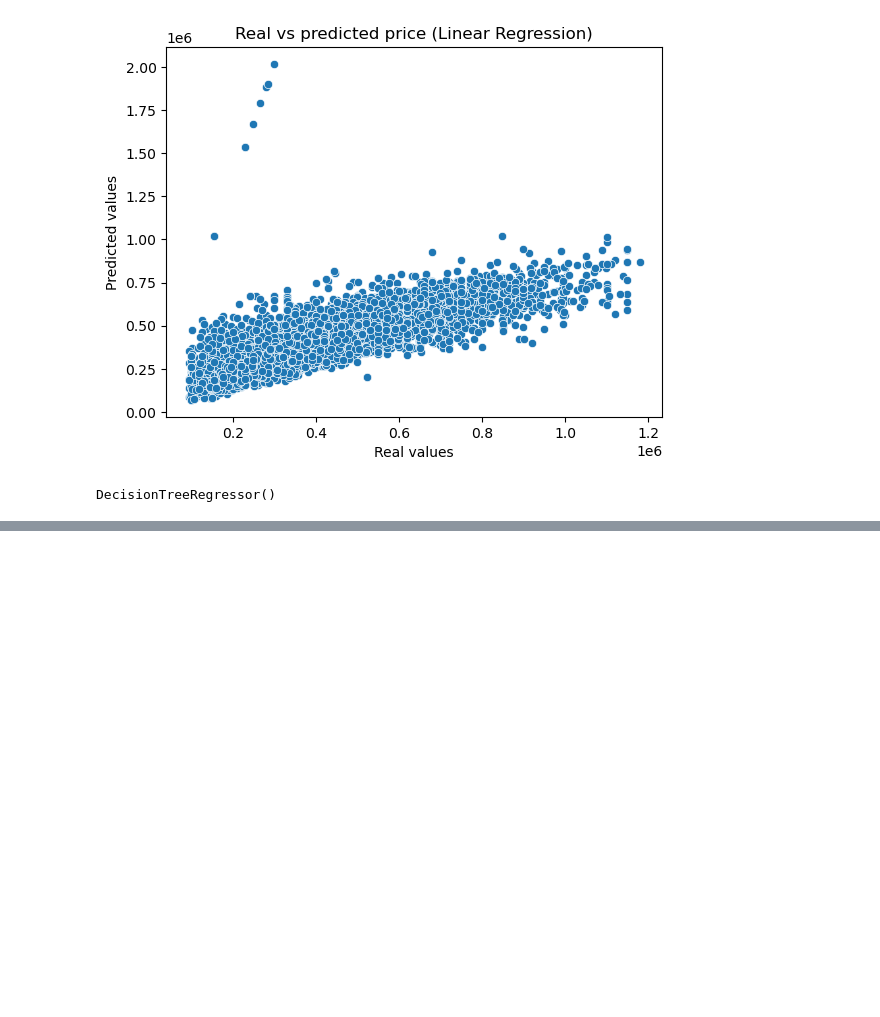
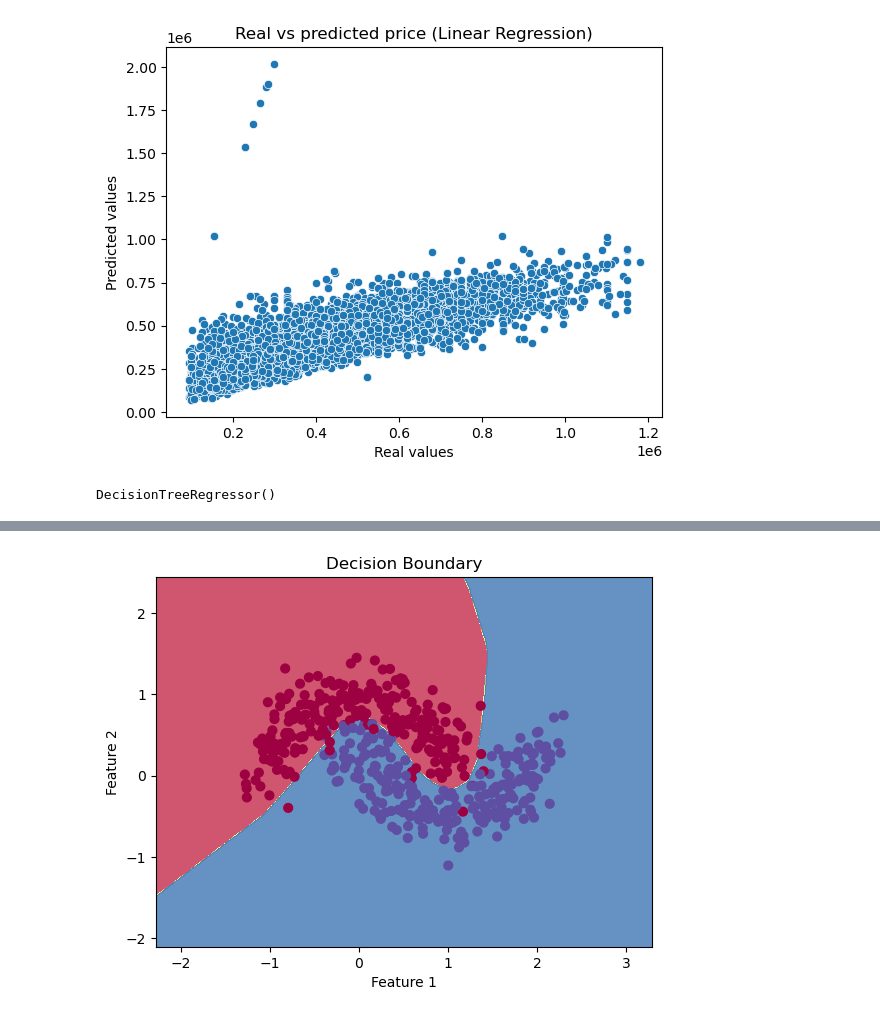
Before and after one commit to janmark101/HousePrediction, a Jupyter notebook: Model.ipynb, the cells around one changed output, grey strips where cells are left out. Drawn from its saved outputs; the diff is of its cells as text; code cells hidden in the pictures; blank space fills up the shorter version.

```diff
--- a/Model.ipynb
+++ b/Model.ipynb
@@ -427,12 +589,14 @@ from NeuralNetworkModel import NeuralNetwork
 # %%
 model = NeuralNetwork()
-model.add(64,"relu")
-model.add(64,"relu")
-model.add(64,"relu")
+model.add(32,"relu")
+model.add(32,"relu")
+model.add(1,"relu")
 # %%
 y_train_sc_reshape = np.asarray(y_train_sc)
 y_reshape = y_train_sc_reshape.reshape((1, y_train_sc_reshape.shape[0]))
 X_train_sc_T = np.asarray(X_train_sc).T
+# %%
+model.compile(X_train_sc_T)
 # %%
-model.fit(X_train_sc,y_reshape)
+model.fit(X_train_sc_T,y_reshape)
 # %% [output]
@@ -439,0 +642,10 @@ ValueError: operands could not be broadcast together with shapes (1,47590) (64,3
+# %%
+X_T = X.T
+
+model_sig = NeuralNetwork()
+model_sig.add(32,"relu")
+model_sig.add(32,"relu")
+model_sig.add(1,"sigmoid")
+model_sig.compile(X_T)
+
+model_sig.fit(X_T,Y,epochs=3000,learning_rate=0.02)
@@ -439,0 +670,26 @@ ValueError: operands could not be broadcast together with shapes (1,47590) (64,3
+# %%
+def plot_decision_boundary(model, X, Y):
+    # Set min and max values and give some padding
+    x_min, x_max = X[:, 0].min() - 1, X[:, 0].max() + 1
+    y_min, y_max = X[:, 1].min() - 1, X[:, 1].max() + 1
+    h = 0.01
+
+    # Generate a grid of points with distance h between them
+    xx, yy = np.meshgrid(np.arange(x_min, x_max, h), np.arange(y_min, y_max, h))
+
+    # Predict the function value for the whole grid
+    Z = model(np.c_[xx.ravel(), yy.ravel()].T)
+    Z = Z.reshape(xx.shape)
+
+    # Plot the contour and training examples
+    plt.contourf(xx, yy, Z, cmap=plt.cm.Spectral, alpha=0.8)
+    plt.scatter(X[:, 0], X[:, 1], c=Y.ravel(), s=40, cmap=plt.cm.Spectral)
+    plt.title("Decision Boundary")
+    plt.xlabel("Feature 1")
+    plt.ylabel("Feature 2")
+    plt.show()
+
+# Plot the decision boundary
+plot_decision_boundary(lambda x: model_sig.predict(x), X, Y)
+# %% [output]
+[figure, added]
```
Also changed, not shown: parts of 9 cells of this notebook, 1 other file.
